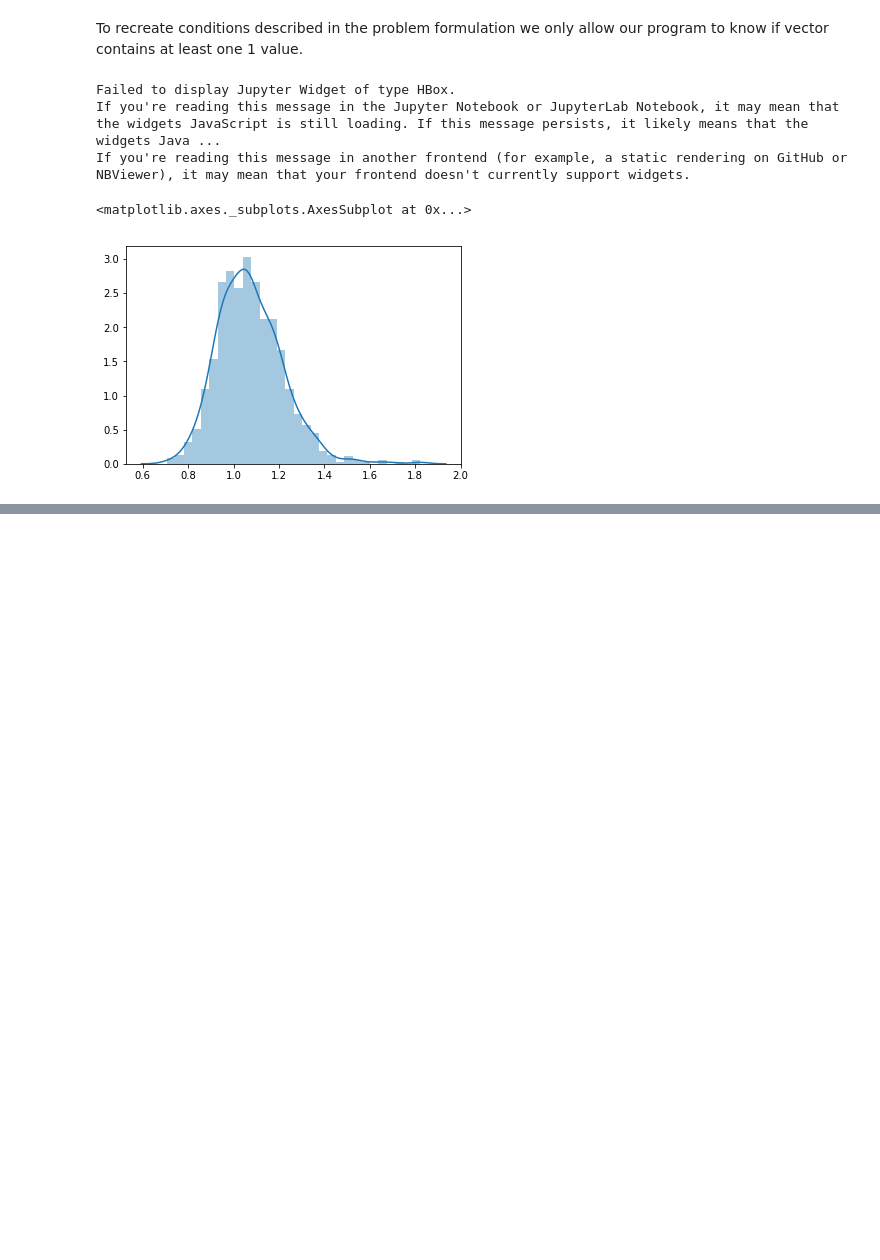
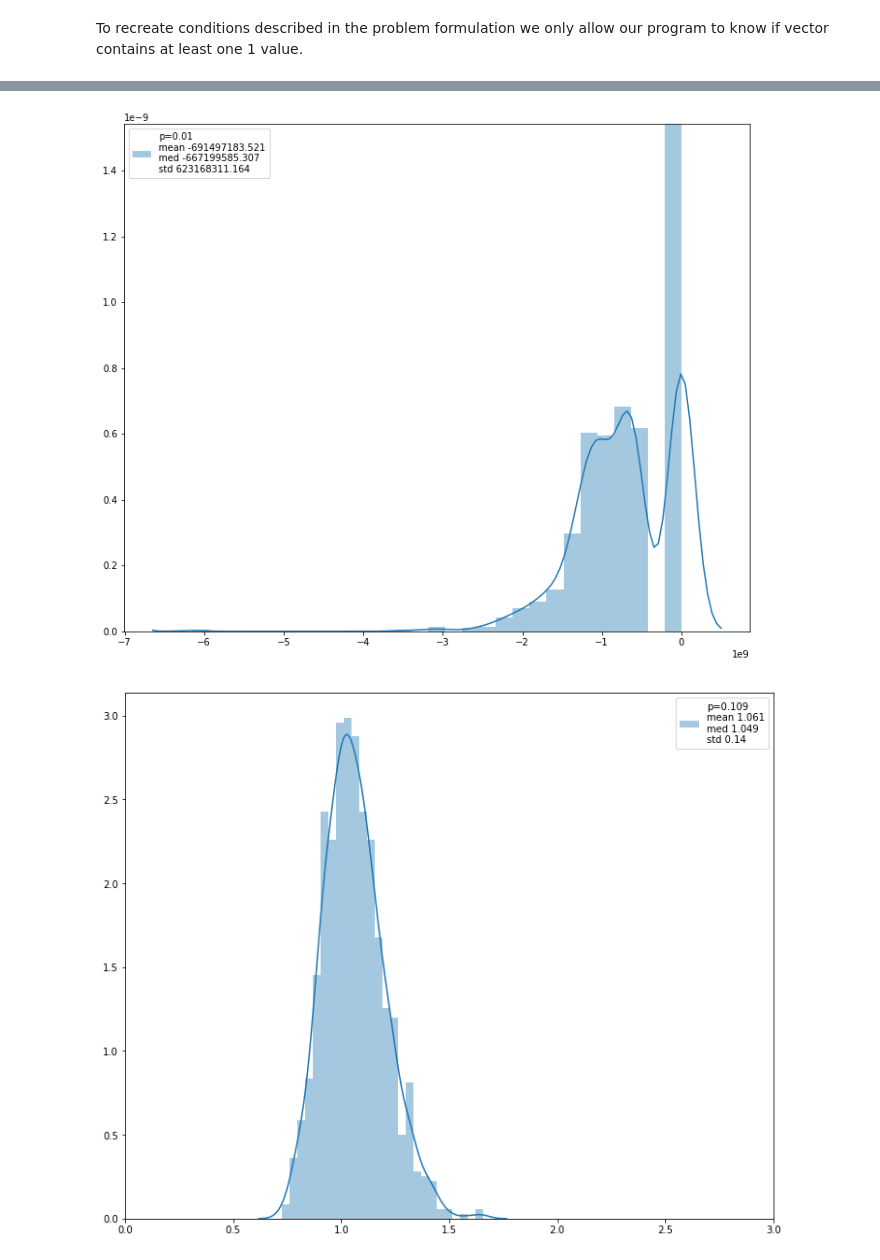
Before and after one commit to DimaOrekhov/Mathematical_Statistics, a Jupyter notebook: HW_1_Practical.ipynb, the cells around one changed output, grey strips where cells are left out. Cells and saved outputs as stored; diff of their text form; code cells hidden in the pictures; blank space fills up the shorter version.

```diff
--- a/HW_1_Practical.ipynb
+++ b/HW_1_Practical.ipynb
@@ -30,19 +32,24 @@ def estimation(p, data):
         value+=v
     return value
 # %%
-p=0.2
-pdf=[]
-for i in tqdm_notebook(range(1000)):
-    dat=model_data(p, 100, 20)
-    phat=optimize.fsolve(estimation, 0.5, args=dat)
-    assert(len(phat)==1)
-    pdf.append(phat[0]/p)
+def characterize(p, N, maxn, itnum=1000):
+    pdf=[]
+    for i in range(itnum):
+        dat=model_data(p, N, maxn)
+        phat=optimize.fsolve(estimation, 0.5, args=dat)
+        assert(len(phat)==1)
+        pdf.append(phat[0]/p)
+    return pdf
-# %% [output]
-Failed to display Jupyter Widget of type HBox.
-If you're reading this message in the Jupyter Notebook or JupyterLab Notebook, it may mean that the widgets JavaScript is still loading. If this message persists, it likely means that the widgets Java ...
-If you're reading this message in another frontend (for example, a static rendering on GitHub or NBViewer), it may mean that your frontend doesn't currently support widgets.
-# %%
-sns.distplot(pdf)
-# %% [output]
-<matplotlib.axes._subplots.AxesSubplot at 0x...>
-[figure, removed]
+# %%
+for i, p in enumerate(np.linspace(10**-2, 1, 11)):
+
+    pdf=characterize(p, 100, 25)
+    plt.figure(figsize=[12, 10])
+    if i!=0:
+        plt.gca().set_xlim([0, 3])
+    sns.distplot(pdf, label='p={}\nmean {}\nmed {}\nstd {}'.format(np.round(p, 3),
+                                                  np.round(np.mean(pdf), 3),
+                                                  np.round(np.median(pdf), 3),
+                                                  np.round(np.std(pdf), 3)))
+    plt.legend()
+# %% [output]
@@ -48,0 +57,2 @@ sns.distplot(pdf)
+[figure, added]
+[figure, added]
```
Also changed, not shown: parts of 3 cells of this notebook.
